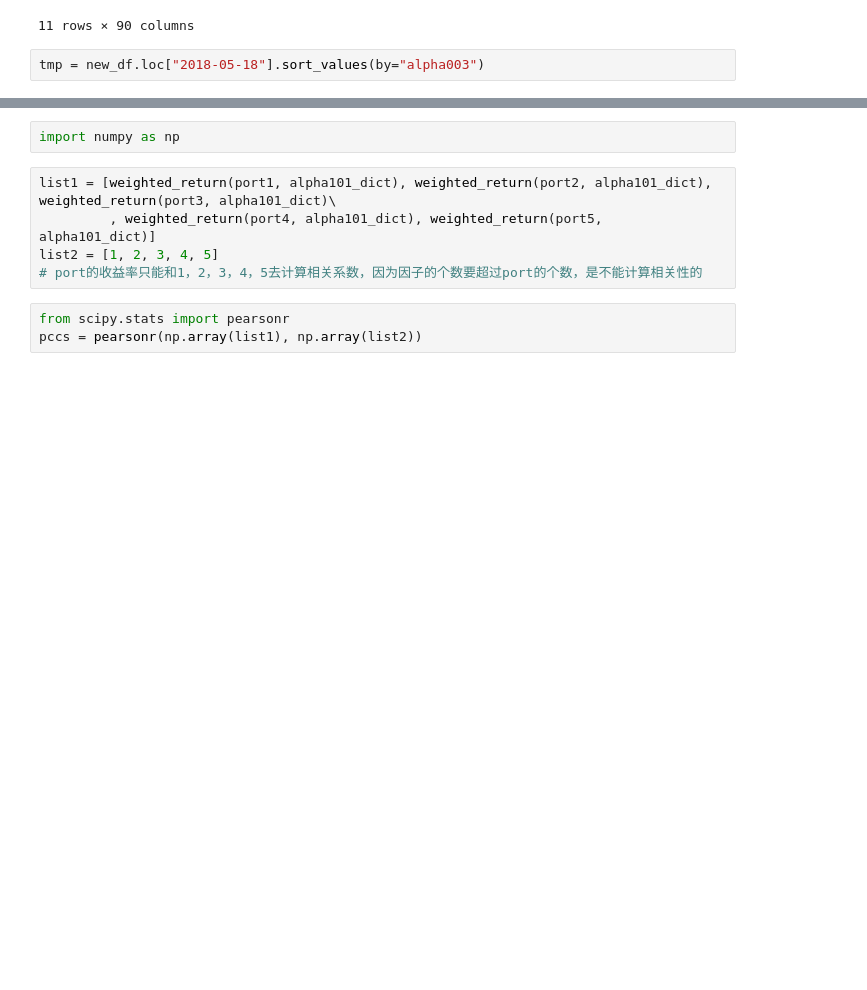
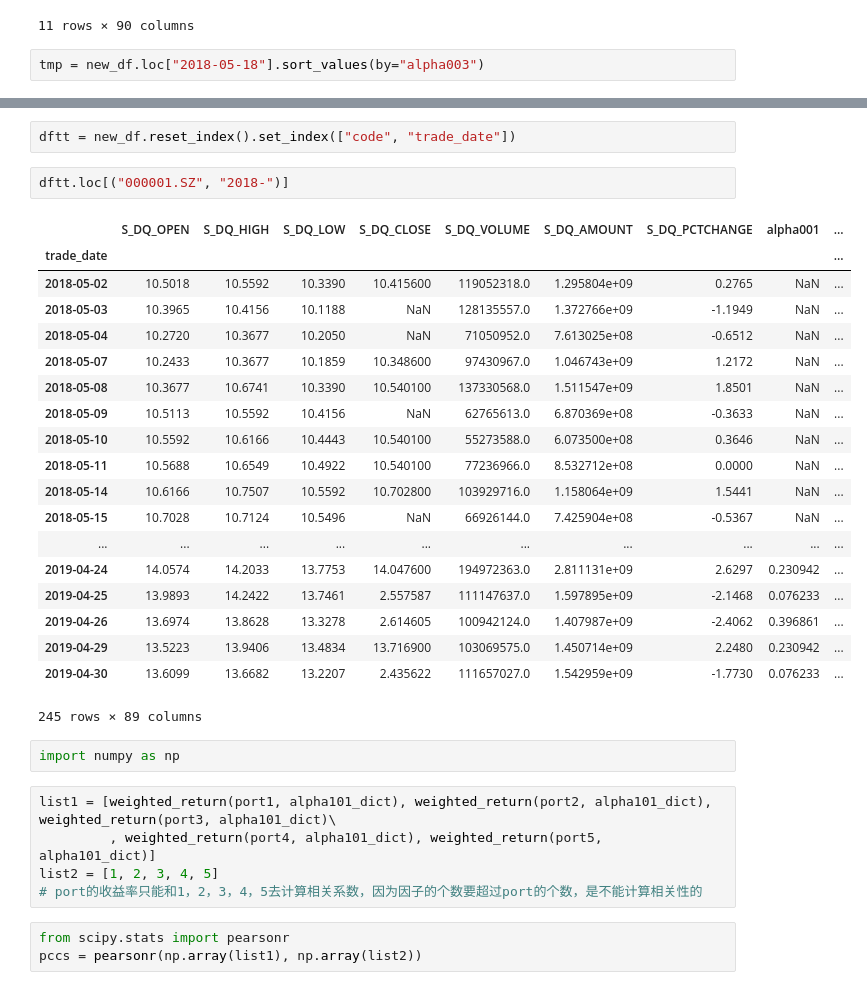
Before and after one commit to dxcv/Toe, a Jupyter notebook: alpha101.ipynb, the cells around one changed output, grey strips where cells are left out. Drawn from its saved outputs; the diff is of its cells as text; blank space fills up the shorter version.

```diff
--- a/alpha101.ipynb
+++ b/alpha101.ipynb
@@ -958,3 +935,27 @@ def weighted_return(port, df_dict, alpha_col = "alpha003"): #alpha101_dict
+# %%
+dftt = new_df.reset_index().set_index(["code", "trade_date"])
+# %%
+dftt.loc[("000001.SZ", "2018-")]
+# %% [output]
+|  | S_DQ_OPEN | S_DQ_HIGH | S_DQ_LOW | S_DQ_CLOSE | S_DQ_VOLUME | S_DQ_AMOUNT | S_DQ_PCTCHANGE | alpha001 | ... |
+| trade_date |  |  |  |  |  |  |  |  | ... |
+| 2018-05-02 | 10.5018 | 10.5592 | 10.3390 | 10.415600 | 119052318.0 | 1.295804e+09 | 0.2765 | NaN | ... |
+| 2018-05-03 | 10.3965 | 10.4156 | 10.1188 | NaN | 128135557.0 | 1.372766e+09 | -1.1949 | NaN | ... |
+| 2018-05-04 | 10.2720 | 10.3677 | 10.2050 | NaN | 71050952.0 | 7.613025e+08 | -0.6512 | NaN | ... |
+| 2018-05-07 | 10.2433 | 10.3677 | 10.1859 | 10.348600 | 97430967.0 | 1.046743e+09 | 1.2172 | NaN | ... |
+| 2018-05-08 | 10.3677 | 10.6741 | 10.3390 | 10.540100 | 137330568.0 | 1.511547e+09 | 1.8501 | NaN | ... |
+| 2018-05-09 | 10.5113 | 10.5592 | 10.4156 | NaN | 62765613.0 | 6.870369e+08 | -0.3633 | NaN | ... |
+| 2018-05-10 | 10.5592 | 10.6166 | 10.4443 | 10.540100 | 55273588.0 | 6.073500e+08 | 0.3646 | NaN | ... |
+| 2018-05-11 | 10.5688 | 10.6549 | 10.4922 | 10.540100 | 77236966.0 | 8.532712e+08 | 0.0000 | NaN | ... |
+| 2018-05-14 | 10.6166 | 10.7507 | 10.5592 | 10.702800 | 103929716.0 | 1.158064e+09 | 1.5441 | NaN | ... |
+| 2018-05-15 | 10.7028 | 10.7124 | 10.5496 | NaN | 66926144.0 | 7.425904e+08 | -0.5367 | NaN | ... |
+| ... | ... | ... | ... | ... | ... | ... | ... | ... | ... |
+| 2019-04-24 | 14.0574 | 14.2033 | 13.7753 | 14.047600 | 194972363.0 | 2.811131e+09 | 2.6297 | 0.230942 | ... |
+| 2019-04-25 | 13.9893 | 14.2422 | 13.7461 | 2.557587 | 111147637.0 | 1.597895e+09 | -2.1468 | 0.076233 | ... |
+| 2019-04-26 | 13.6974 | 13.8628 | 13.3278 | 2.614605 | 100942124.0 | 1.407987e+09 | -2.4062 | 0.396861 | ... |
+| 2019-04-29 | 13.5223 | 13.9406 | 13.4834 | 13.716900 | 103069575.0 | 1.450714e+09 | 2.2480 | 0.230942 | ... |
+| 2019-04-30 | 13.6099 | 13.6682 | 13.2207 | 2.435622 | 111657027.0 | 1.542959e+09 | -1.7730 | 0.076233 | ... |
+245 rows × 89 columns
 # %%
 import numpy as np
 # %%
```
Also changed, not shown: parts of 7 cells of this notebook.
